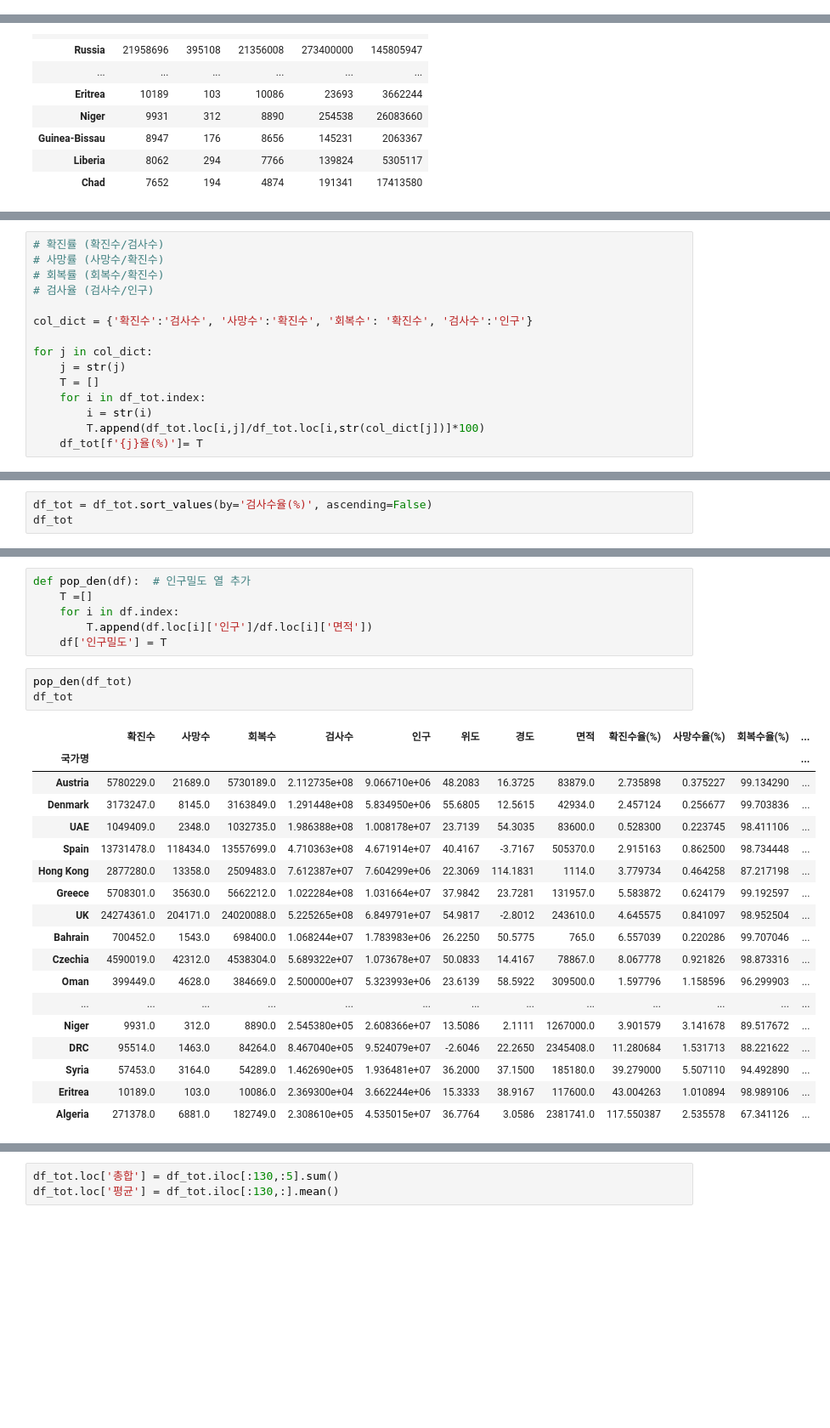
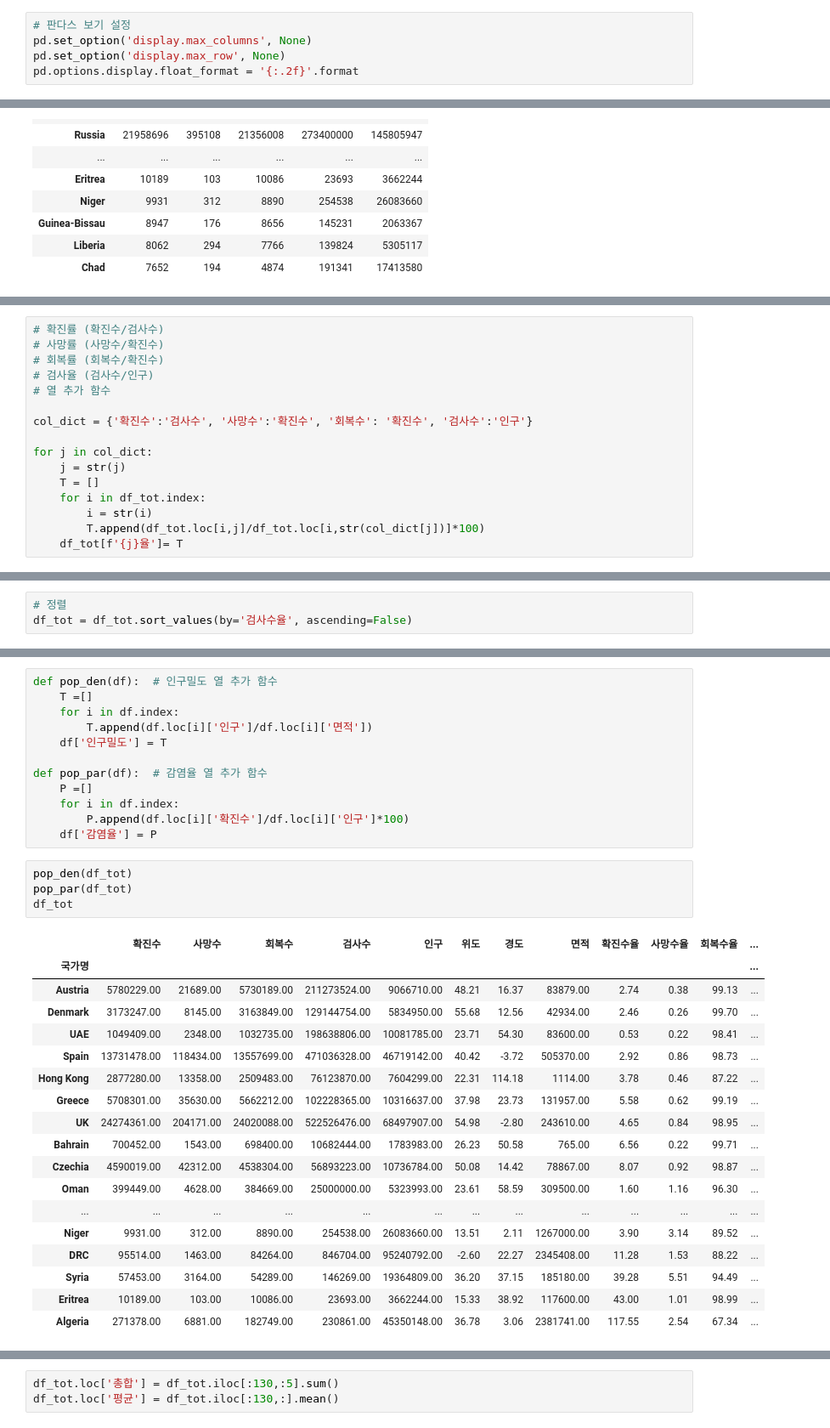
Before and after one commit to Anthony-sj/Project-Covid-19, a Jupyter notebook: ssj/Project_DF_SJ.ipynb, the cells around one changed output, grey strips where cells are left out. Shown at 85% size. Cells and saved outputs as stored; diff of their text form; blank space fills up the shorter version.

```diff
--- a/ssj/Project_DF_SJ.ipynb
+++ b/ssj/Project_DF_SJ.ipynb
@@ -11,0 +6,5 @@ pd.set_option('display.max_row', None)
+# %%
+# 판다스 보기 설정
+pd.set_option('display.max_columns', None)
+pd.set_option('display.max_row', None)
+pd.options.display.float_format = '{:.2f}'.format
@@ -188,6 +222,7 @@ df_tot
 # 사망률 (사망수/확진수)
 # 회복률 (회복수/확진수)
 # 검사율 (검사수/인구)
+# 열 추가 함수
 
 col_dict = {'확진수':'검사수', '사망수':'확진수', '회복수': '확진수', '검사수':'인구'}
 
@@ -197,7 +232,7 @@ for j in col_dict:
     for i in df_tot.index:
         i = str(i)
         T.append(df_tot.loc[i,j]/df_tot.loc[i,str(col_dict[j])]*100)
-    df_tot[f'{j}율(%)']= T
+    df_tot[f'{j}율']= T
 # %% [output]
 A value is trying to be set on a copy of a slice from a DataFrame.
 Try using .loc[row_indexer,col_indexer] = value instead
@@ -222,3 +257,3 @@ See the caveats in the documentation: https://pandas.pydata.org/pandas-docs/stab
 # %%
-df_tot = df_tot.sort_values(by='검사수율(%)', ascending=False)
-df_tot
+# 정렬
+df_tot = df_tot.sort_values(by='검사수율', ascending=False)
@@ -244,31 +260,38 @@ df_tot
 # %%
-def pop_den(df):  # 인구밀도 열 추가
+def pop_den(df):  # 인구밀도 열 추가 함수
     T =[]
     for i in df.index:
         T.append(df.loc[i]['인구']/df.loc[i]['면적'])
     df['인구밀도'] = T
+
+def pop_par(df):  # 감염율 열 추가 함수
+    P =[]
+    for i in df.index:
+        P.append(df.loc[i]['확진수']/df.loc[i]['인구']*100)
+    df['감염율'] = P
 # %%
 pop_den(df_tot)
+pop_par(df_tot)
 df_tot
 # %% [output]
-|  | 확진수 | 사망수 | 회복수 | 검사수 | 인구 | 위도 | 경도 | 면적 | 확진수율(%) | 사망수율(%) | 회복수율(%) | ... |
+|  | 확진수 | 사망수 | 회복수 | 검사수 | 인구 | 위도 | 경도 | 면적 | 확진수율 | 사망수율 | 회복수율 | ... |
 | 국가명 |  |  |  |  |  |  |  |  |  |  |  | ... |
-| Austria | 5780229.0 | 21689.0 | 5730189.0 | 2.112735e+08 | 9.066710e+06 | 48.2083 | 16.3725 | 83879.0 | 2.735898 | 0.375227 | 99.134290 | ... |
-| Denmark | 3173247.0 | 8145.0 | 3163849.0 | 1.291448e+08 | 5.834950e+06 | 55.6805 | 12.5615 | 42934.0 | 2.457124 | 0.256677 | 99.703836 | ... |
-| UAE | 1049409.0 | 2348.0 | 1032735.0 | 1.986388e+08 | 1.008178e+07 | 23.7139 | 54.3035 | 83600.0 | 0.528300 | 0.223745 | 98.411106 | ... |
-| Spain | 13731478.0 | 118434.0 | 13557699.0 | 4.710363e+08 | 4.671914e+07 | 40.4167 | -3.7167 | 505370.0 | 2.915163 | 0.862500 | 98.734448 | ... |
-| Hong Kong | 2877280.0 | 13358.0 | 2509483.0 | 7.612387e+07 | 7.604299e+06 | 22.3069 | 114.1831 | 1114.0 | 3.779734 | 0.464258 | 87.217198 | ... |
-| Greece | 5708301.0 | 35630.0 | 5662212.0 | 1.022284e+08 | 1.031664e+07 | 37.9842 | 23.7281 | 131957.0 | 5.583872 | 0.624179 | 99.192597 | ... |
-| UK | 24274361.0 | 204171.0 | 24020088.0 | 5.225265e+08 | 6.849791e+07 | 54.9817 | -2.8012 | 243610.0 | 4.645575 | 0.841097 | 98.952504 | ... |
-| Bahrain | 700452.0 | 1543.0 | 698400.0 | 1.068244e+07 | 1.783983e+06 | 26.2250 | 50.5775 | 765.0 | 6.557039 | 0.220286 | 99.707046 | ... |
-| Czechia | 4590019.0 | 42312.0 | 4538304.0 | 5.689322e+07 | 1.073678e+07 | 50.0833 | 14.4167 | 78867.0 | 8.067778 | 0.921826 | 98.873316 | ... |
-| Oman | 399449.0 | 4628.0 | 384669.0 | 2.500000e+07 | 5.323993e+06 | 23.6139 | 58.5922 | 309500.0 | 1.597796 | 1.158596 | 96.299903 | ... |
+| Austria | 5780229.00 | 21689.00 | 5730189.00 | 211273524.00 | 9066710.00 | 48.21 | 16.37 | 83879.00 | 2.74 | 0.38 | 99.13 | ... |
+| Denmark | 3173247.00 | 8145.00 | 3163849.00 | 129144754.00 | 5834950.00 | 55.68 | 12.56 | 42934.00 | 2.46 | 0.26 | 99.70 | ... |
+| UAE | 1049409.00 | 2348.00 | 1032735.00 | 198638806.00 | 10081785.00 | 23.71 | 54.30 | 83600.00 | 0.53 | 0.22 | 98.41 | ... |
+| Spain | 13731478.00 | 118434.00 | 13557699.00 | 471036328.00 | 46719142.00 | 40.42 | -3.72 | 505370.00 | 2.92 | 0.86 | 98.73 | ... |
+| Hong Kong | 2877280.00 | 13358.00 | 2509483.00 | 76123870.00 | 7604299.00 | 22.31 | 114.18 | 1114.00 | 3.78 | 0.46 | 87.22 | ... |
+| Greece | 5708301.00 | 35630.00 | 5662212.00 | 102228365.00 | 10316637.00 | 37.98 | 23.73 | 131957.00 | 5.58 | 0.62 | 99.19 | ... |
+| UK | 24274361.00 | 204171.00 | 24020088.00 | 522526476.00 | 68497907.00 | 54.98 | -2.80 | 243610.00 | 4.65 | 0.84 | 98.95 | ... |
+| Bahrain | 700452.00 | 1543.00 | 698400.00 | 10682444.00 | 1783983.00 | 26.23 | 50.58 | 765.00 | 6.56 | 0.22 | 99.71 | ... |
+| Czechia | 4590019.00 | 42312.00 | 4538304.00 | 56893223.00 | 10736784.00 | 50.08 | 14.42 | 78867.00 | 8.07 | 0.92 | 98.87 | ... |
+| Oman | 399449.00 | 4628.00 | 384669.00 | 25000000.00 | 5323993.00 | 23.61 | 58.59 | 309500.00 | 1.60 | 1.16 | 96.30 | ... |
 | ... | ... | ... | ... | ... | ... | ... | ... | ... | ... | ... | ... | ... |
-| Niger | 9931.0 | 312.0 | 8890.0 | 2.545380e+05 | 2.608366e+07 | 13.5086 | 2.1111 | 1267000.0 | 3.901579 | 3.141678 | 89.517672 | ... |
-| DRC | 95514.0 | 1463.0 | 84264.0 | 8.467040e+05 | 9.524079e+07 | -2.6046 | 22.2650 | 2345408.0 | 11.280684 | 1.531713 | 88.221622 | ... |
-| Syria | 57453.0 | 3164.0 | 54289.0 | 1.462690e+05 | 1.936481e+07 | 36.2000 | 37.1500 | 185180.0 | 39.279000 | 5.507110 | 94.492890 | ... |
-| Eritrea | 10189.0 | 103.0 | 10086.0 | 2.369300e+04 | 3.662244e+06 | 15.3333 | 38.9167 | 117600.0 | 43.004263 | 1.010894 | 98.989106 | ... |
-| Algeria | 271378.0 | 6881.0 | 182749.0 | 2.308610e+05 | 4.535015e+07 | 36.7764 | 3.0586 | 2381741.0 | 117.550387 | 2.535578 | 67.341126 | ... |
+| Niger | 9931.00 | 312.00 | 8890.00 | 254538.00 | 26083660.00 | 13.51 | 2.11 | 1267000.00 | 3.90 | 3.14 | 89.52 | ... |
+| DRC | 95514.00 | 1463.00 | 84264.00 | 846704.00 | 95240792.00 | -2.60 | 22.27 | 2345408.00 | 11.28 | 1.53 | 88.22 | ... |
+| Syria | 57453.00 | 3164.00 | 54289.00 | 146269.00 | 19364809.00 | 36.20 | 37.15 | 185180.00 | 39.28 | 5.51 | 94.49 | ... |
+| Eritrea | 10189.00 | 103.00 | 10086.00 | 23693.00 | 3662244.00 | 15.33 | 38.92 | 117600.00 | 43.00 | 1.01 | 98.99 | ... |
+| Algeria | 271378.00 | 6881.00 | 182749.00 | 230861.00 | 45350148.00 | 36.78 | 3.06 | 2381741.00 | 117.55 | 2.54 | 67.34 | ... |
 # %%
 df_tot.info()
 # %% [output]
```
Also changed, not shown: parts of 30 cells of this notebook, 2 other files.
